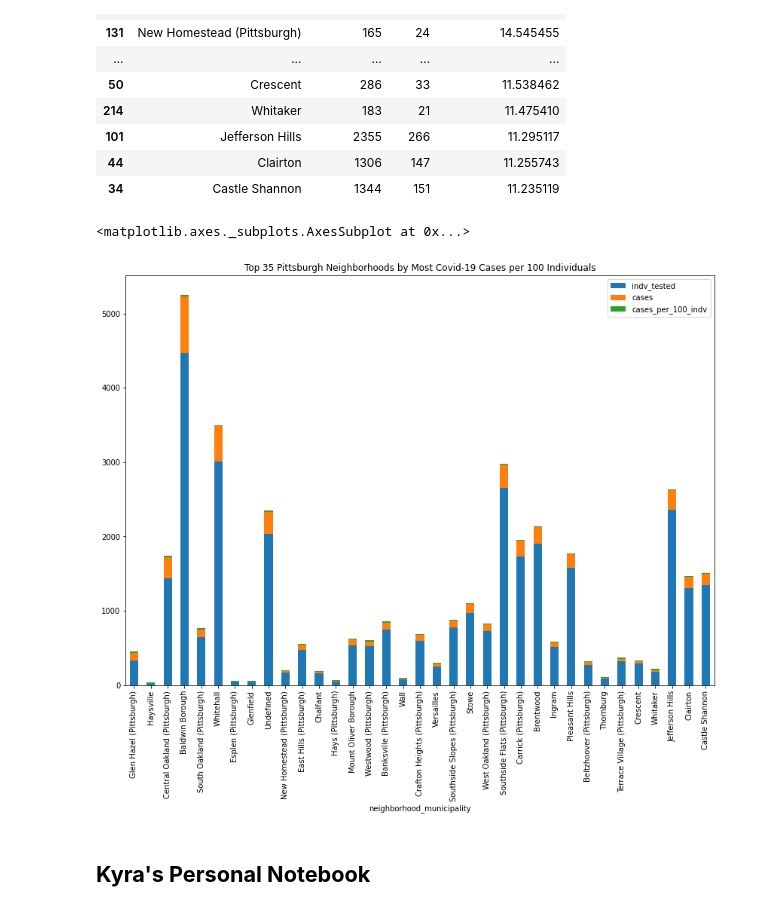
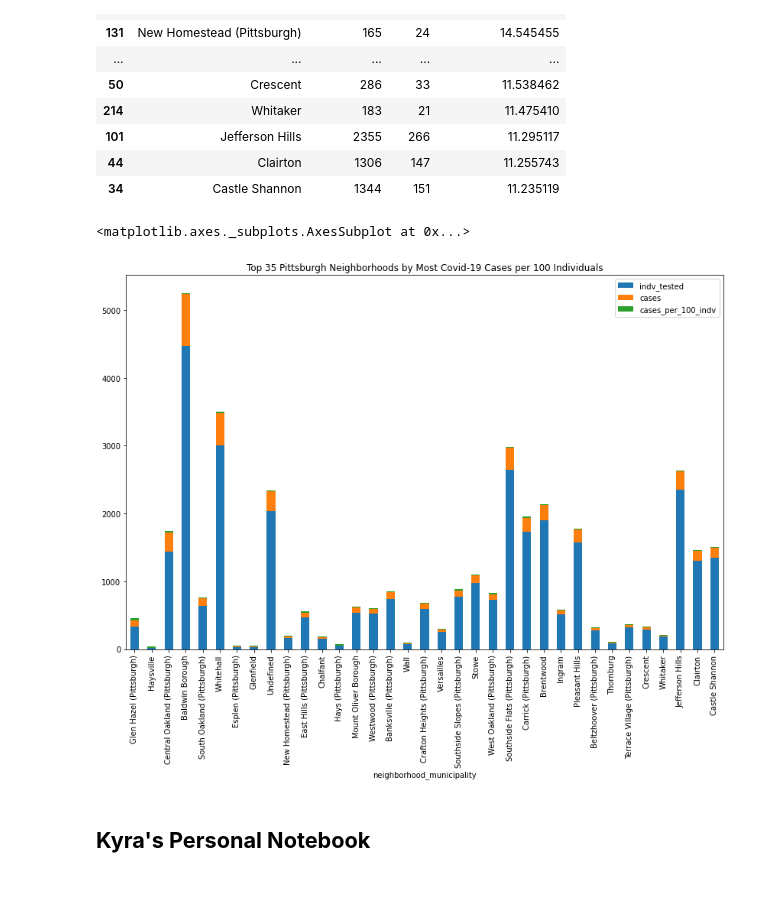
Before and after one commit to CalTsai77/Python-Data-Analysis-with-pandas-, a Jupyter notebook: final.ipynb, the cells around one changed output. Saved outputs shown, nothing was run; the diff lists cells and outputs as text; code cells hidden in the pictures.

```diff
--- a/final.ipynb
+++ b/final.ipynb
@@ -56,11 +56,11 @@ highest_risk.head(35)
 # %%
 # Bar Chart of the highest_risk dataframe that contains only the
 # top 35 Pittsburgh neighborhoods with the highest metric
 highest_risk.plot.bar(x = "neighborhood_municipality", title = "Top 35 Pittsburgh Neighborhoods by Most Covid-19 Cases per 100 Individuals",
-                    figsize=(14,10), stacked = True)
+                    figsize=(14,9), stacked = True)
 # %% [output]
 <matplotlib.axes._subplots.AxesSubplot at 0x...>
-[figure, old version]
+[figure, new version]
 # %% [markdown]
 ## **Kyra's Personal Notebook**
 # %%
```
Also changed, not shown: parts of 6 cells of this notebook, 2 other files.
